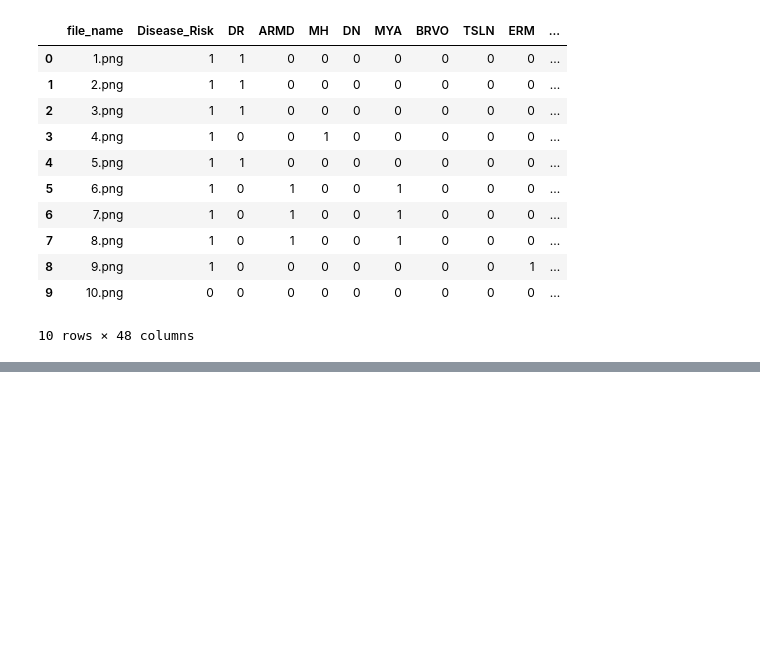
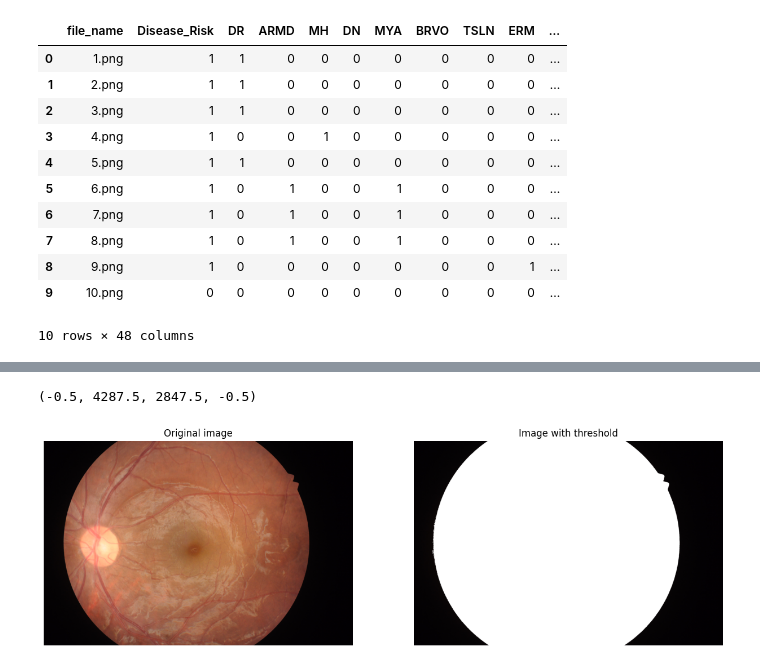
Before and after one commit to Blyzi/DataCamp, a Jupyter notebook: models/main.ipynb, the cells around one changed output, grey strips where cells are left out. Saved outputs shown, nothing was run; the diff lists cells and outputs as text; code cells hidden in the pictures; blank space fills up the shorter version.

```diff
--- a/models/main.ipynb
+++ b/models/main.ipynb
@@ -96,0 +156,21 @@ ODC
+# %%
+image = Image.open(os.path.join('../datasets/training/', df_train['file_name'].values[1600]))
+
+image = np.array(image) / 255.0
+
+# Plot
+plt.figure(figsize=(24, 8))
+plt.subplot(1, 3, 1)
+plt.imshow(image)
+plt.title("Original image")
+plt.axis('off')
+
+image[image[:, :, 0] > 0.06] = 1.0
+
+plt.subplot(1, 3, 2)
+plt.imshow(image)
+plt.title("Image with threshold")
+plt.axis('off')
+# %% [output]
+(-0.5, 4287.5, 2847.5, -0.5)
+[figure, added]
```
Also changed, not shown: parts of 11 cells of this notebook, 1 other file.
